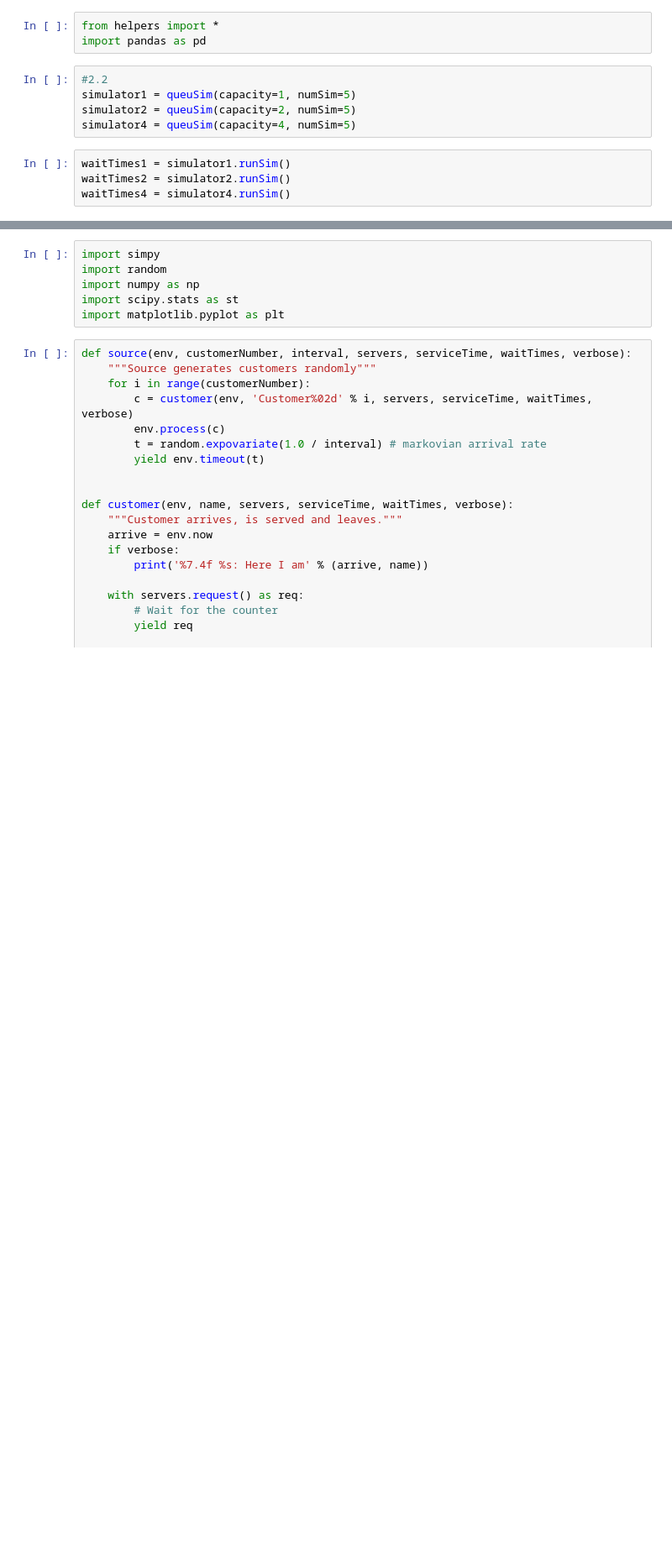
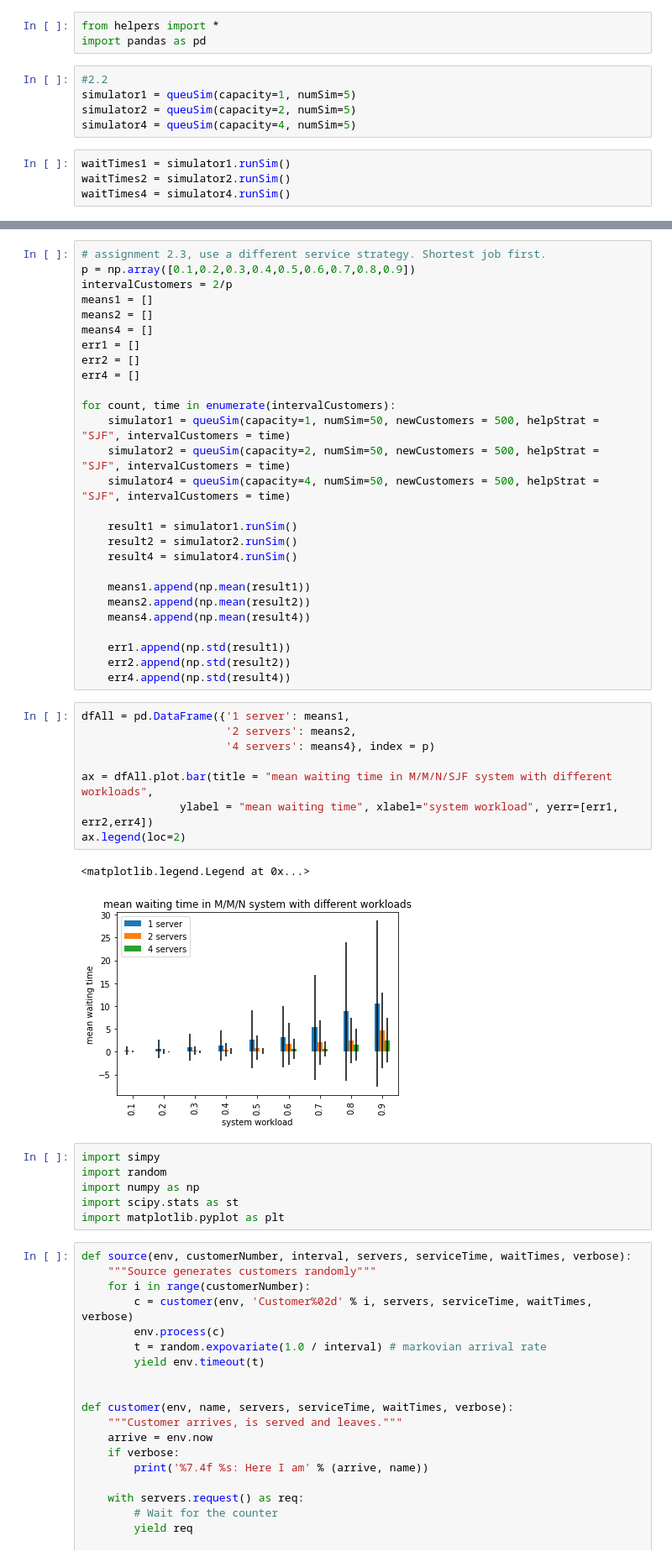
Before and after one commit to Caesar-blip/stochsim_assignment2, a Jupyter notebook: assignment2.ipynb, the cells around one changed output, grey strips where cells are left out. Shown at 84% size. Drawn from its saved outputs; the diff is of its cells as text; blank space fills up the shorter version.

```diff
--- a/assignment2.ipynb
+++ b/assignment2.ipynb
@@ -64,3 +62,41 @@ ax.legend(loc=2)
+# %%
+# assignment 2.3, use a different service strategy. Shortest job first.
+p = np.array([0.1,0.2,0.3,0.4,0.5,0.6,0.7,0.8,0.9])
+intervalCustomers = 2/p
+means1 = []
+means2 = []
+means4 = []
+err1 = []
+err2 = []
+err4 = []
+
+for count, time in enumerate(intervalCustomers):
+    simulator1 = queuSim(capacity=1, numSim=50, newCustomers = 500, helpStrat = "SJF", intervalCustomers = time)
+    simulator2 = queuSim(capacity=2, numSim=50, newCustomers = 500, helpStrat = "SJF", intervalCustomers = time)
+    simulator4 = queuSim(capacity=4, numSim=50, newCustomers = 500, helpStrat = "SJF", intervalCustomers = time)
+
+    result1 = simulator1.runSim()
+    result2 = simulator2.runSim()
+    result4 = simulator4.runSim()
+
+    means1.append(np.mean(result1))
+    means2.append(np.mean(result2))
+    means4.append(np.mean(result4))
+
+    err1.append(np.std(result1))
+    err2.append(np.std(result2))
+    err4.append(np.std(result4))
+# %%
+dfAll = pd.DataFrame({'1 server': means1,
+                      '2 servers': means2,
+                      '4 servers': means4}, index = p)
+
+ax = dfAll.plot.bar(title = "mean waiting time in M/M/N/SJF system with different workloads",
+               ylabel = "mean waiting time", xlabel="system workload", yerr=[err1, err2,err4])
+ax.legend(loc=2)
+# %% [output]
+<matplotlib.legend.Legend at 0x...>
+[figure, added]
 # %%
 import simpy
 import random
```
Also changed, not shown: parts of 10 cells of this notebook, 1 other file.
